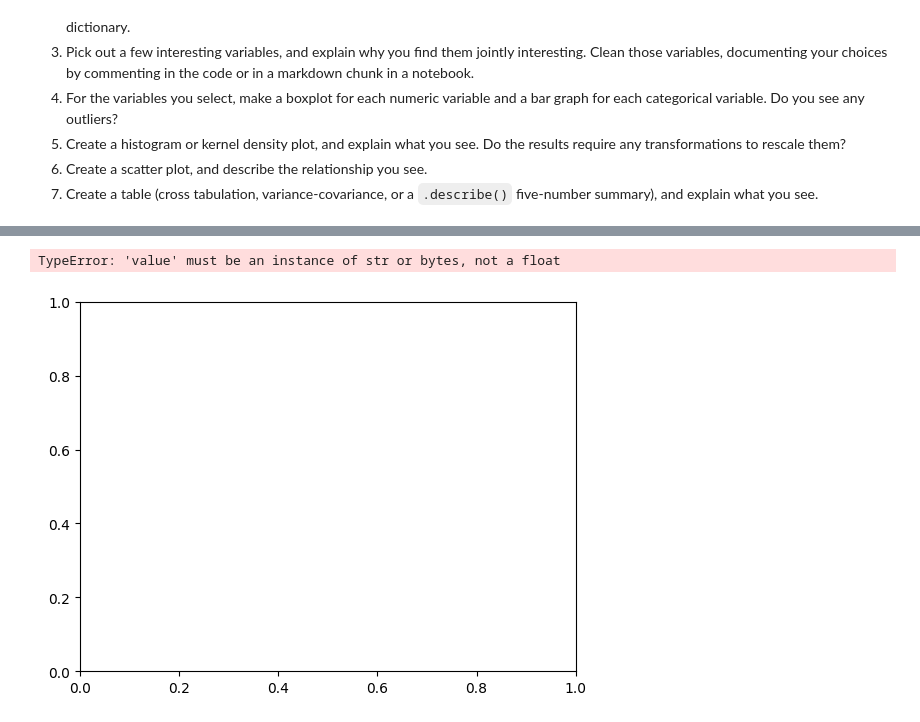
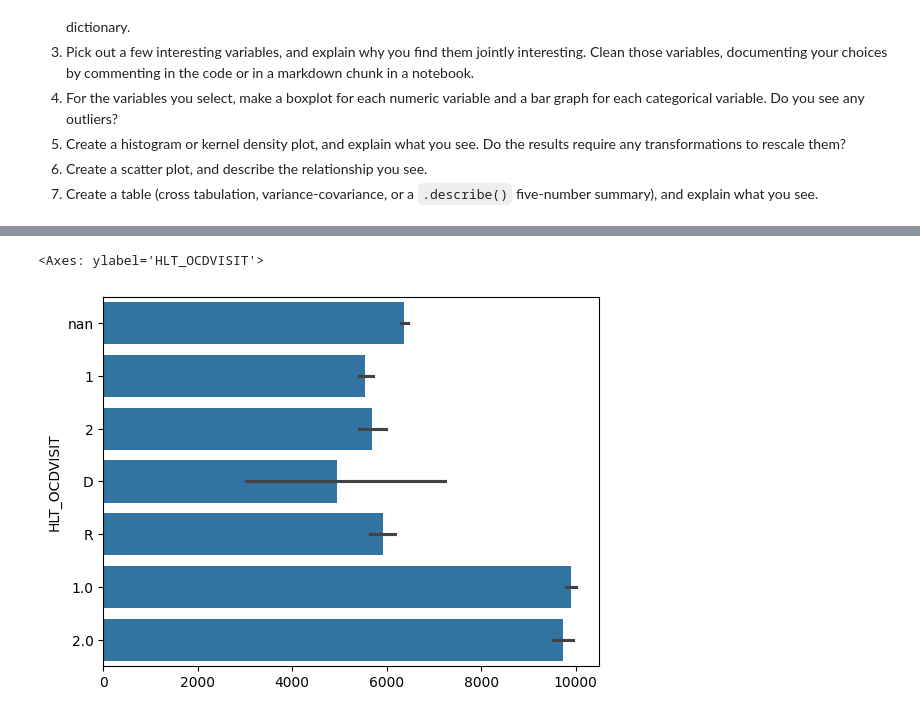
Before and after one commit to JC0126/visualization, a Jupyter notebook: assignment/assignment.ipynb, the cells around one changed output, grey strips where cells are left out. Cells and saved outputs as stored; diff of their text form; code cells hidden in the pictures.

```diff
--- a/assignment/assignment.ipynb
+++ b/assignment/assignment.ipynb
@@ -76,13 +82,16 @@ diabetesAfterVisit = 'HLT_OCDVISIT'
 # remove empty strings with np.nan
 print(df[diabetesType].unique(),'\n')
 df[diabetesType] = df[diabetesType].replace(' ',np.nan)
+df[diabetesType] = pd.to_numeric(df[diabetesType], errors='ignore')
 print(df[diabetesType].value_counts(), '\n')
 print(df[diabetesAfterVisit].unique(),'\n')
 df[diabetesAfterVisit] = df[diabetesAfterVisit].replace(' ',np.nan)
+df[diabetesAfterVisit] = pd.to_numeric(df[diabetesAfterVisit], errors='ignore')
 print(df[diabetesAfterVisit].value_counts(), '\n')
 
+# because diabetesAfterVisit has 1 and 1.0, i want to combine those two into one category
 # 4
-sns.histplot(data=df,x=diabetesType)
+sns.barplot(df[diabetesType])
 # %% [output]
 [nan '2' '3' '1' 'D']
 
@@ -108,5 +117,8 @@ Name: count, dtype: int64
 # %%
-sns.histplot(data=df,x=diabetesAfterVisit)
+df[diabetesAfterVisit] = (df[diabetesAfterVisit]).astype(str)
+sns.barplot(df[diabetesAfterVisit])
+# i couldnt quite figure out a good way to combine 1 and 1.0
+# i dont really see any outliers
 # %% [output]
-TypeError: 'value' must be an instance of str or bytes, not a float
+<Axes: ylabel='HLT_OCDVISIT'>
-[figure, old version]
+[figure, new version]
```
Also changed, not shown: parts of 5 cells of this notebook.
